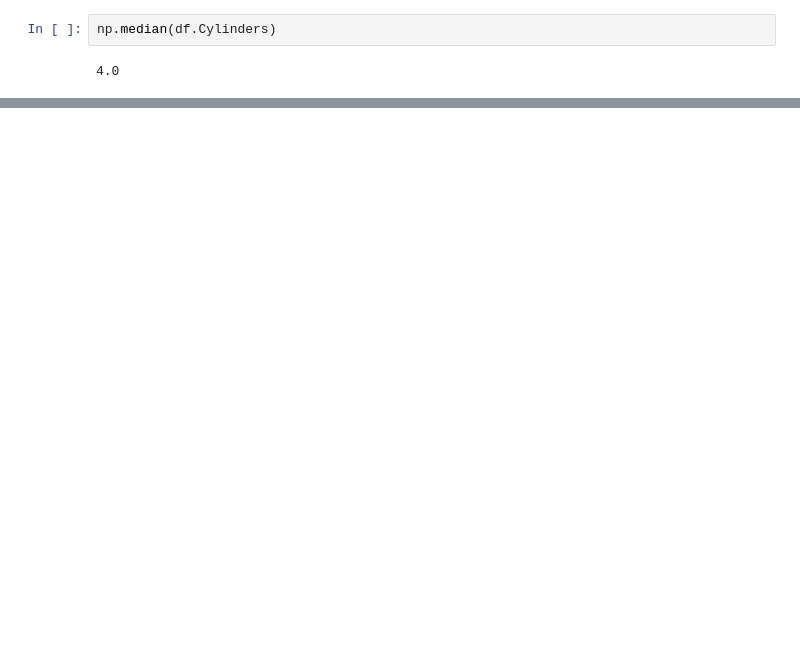
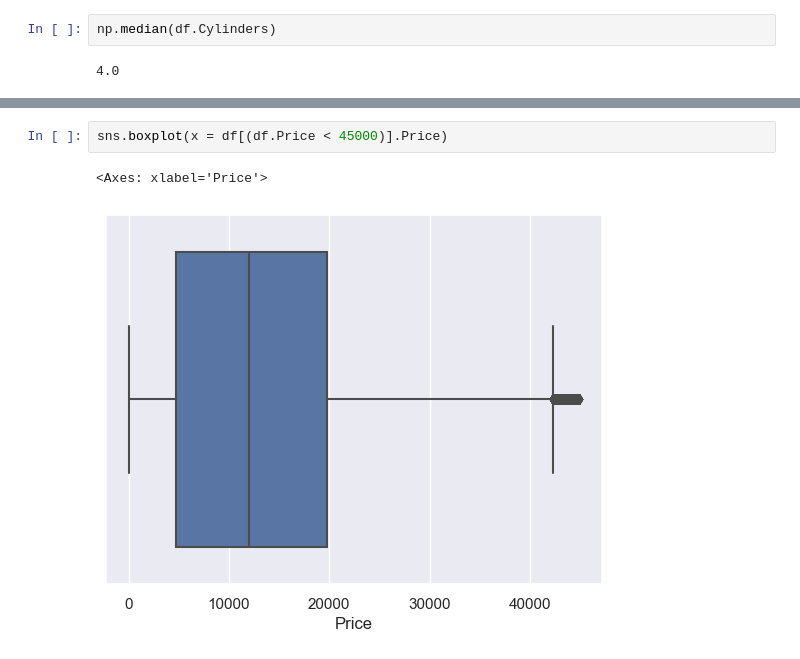
Before and after one commit to aLmktr/COMP3602-Project, a Jupyter notebook: 132962_132851.ipynb, the cells around one changed output, grey strips where cells are left out. Cells and saved outputs as stored; diff of their text form; blank space fills up the shorter version.

Commit message:
Added price boxplot

```diff
--- a/132962_132851.ipynb
+++ b/132962_132851.ipynb
@@ -543,0 +533,5 @@ sns.boxplot(sorted(df.Cylinders))
+# %%
+sns.boxplot(x = df[(df.Price < 45000)].Price)
+# %% [output]
+<Axes: xlabel='Price'>
+[figure, added]
```
Also changed, not shown: parts of 8 cells of this notebook.
